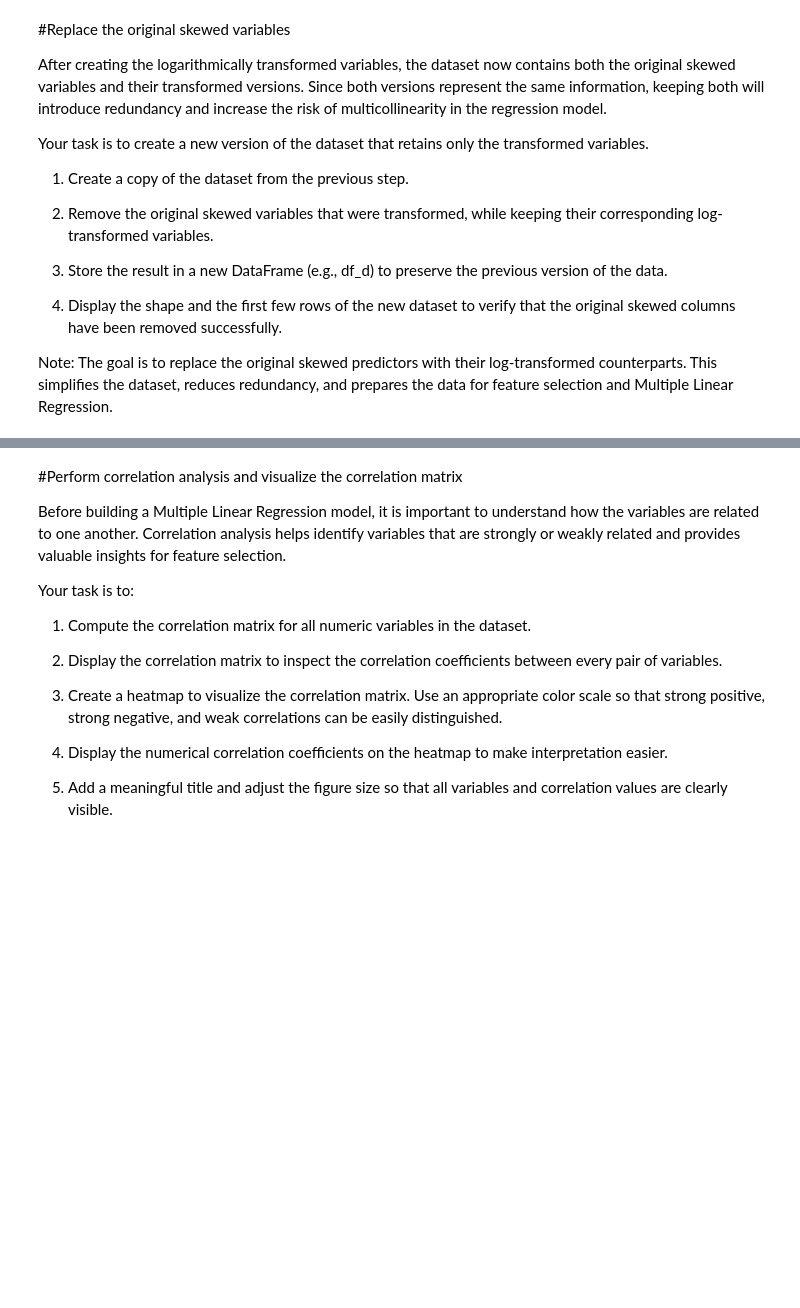
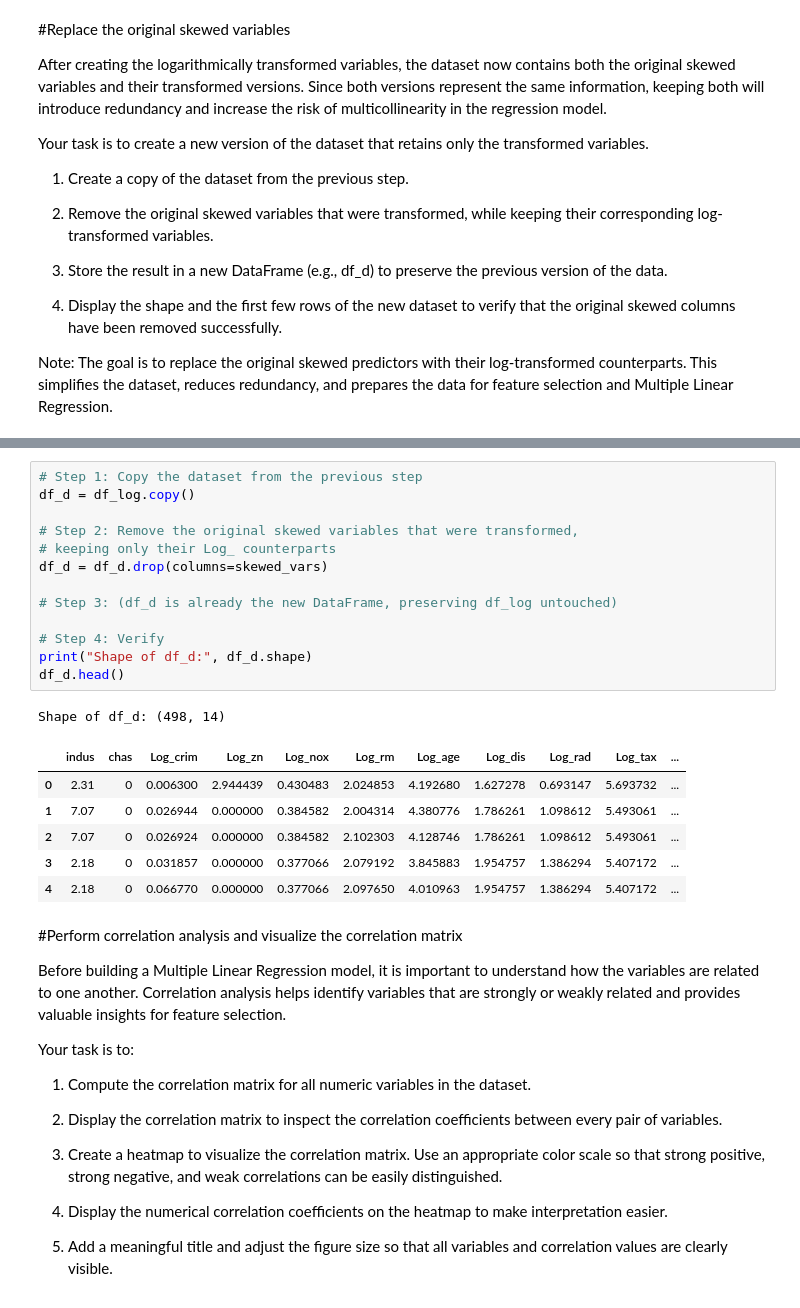
Before and after one commit to JoseAlberto88/Predictive-Analytics-, a Jupyter notebook: DAMO510_Module_03_in_Class_Activity_StarterCode.ipynb, the cells around one changed output, grey strips where cells are left out. Cells and saved outputs as stored; diff of their text form; blank space fills up the shorter version.

```diff
--- a/DAMO510_Module_03_in_Class_Activity_StarterCode.ipynb
+++ b/DAMO510_Module_03_in_Class_Activity_StarterCode.ipynb
@@ -722,3 +731,24 @@ Note: The goal is to replace the original skewed predictors with their log-trans
+# %%
+# Step 1: Copy the dataset from the previous step
+df_d = df_log.copy()
+
+# Step 2: Remove the original skewed variables that were transformed,
+# keeping only their Log_ counterparts
+df_d = df_d.drop(columns=skewed_vars)
+
+# Step 3: (df_d is already the new DataFrame, preserving df_log untouched)
+
+# Step 4: Verify
+print("Shape of df_d:", df_d.shape)
+df_d.head()
+# %% [output]
+Shape of df_d: (498, 14)
+|  | indus | chas | Log_crim | Log_zn | Log_nox | Log_rm | Log_age | Log_dis | Log_rad | Log_tax | ... |
+| 0 | 2.31 | 0 | 0.006300 | 2.944439 | 0.430483 | 2.024853 | 4.192680 | 1.627278 | 0.693147 | 5.693732 | ... |
+| 1 | 7.07 | 0 | 0.026944 | 0.000000 | 0.384582 | 2.004314 | 4.380776 | 1.786261 | 1.098612 | 5.493061 | ... |
+| 2 | 7.07 | 0 | 0.026924 | 0.000000 | 0.384582 | 2.102303 | 4.128746 | 1.786261 | 1.098612 | 5.493061 | ... |
+| 3 | 2.18 | 0 | 0.031857 | 0.000000 | 0.377066 | 2.079192 | 3.845883 | 1.954757 | 1.386294 | 5.407172 | ... |
+| 4 | 2.18 | 0 | 0.066770 | 0.000000 | 0.377066 | 2.097650 | 4.010963 | 1.954757 | 1.386294 | 5.407172 | ... |
 # %% [markdown]
 #Perform correlation analysis and visualize the correlation matrix
 
```
Also changed, not shown: parts of 4 cells of this notebook.
